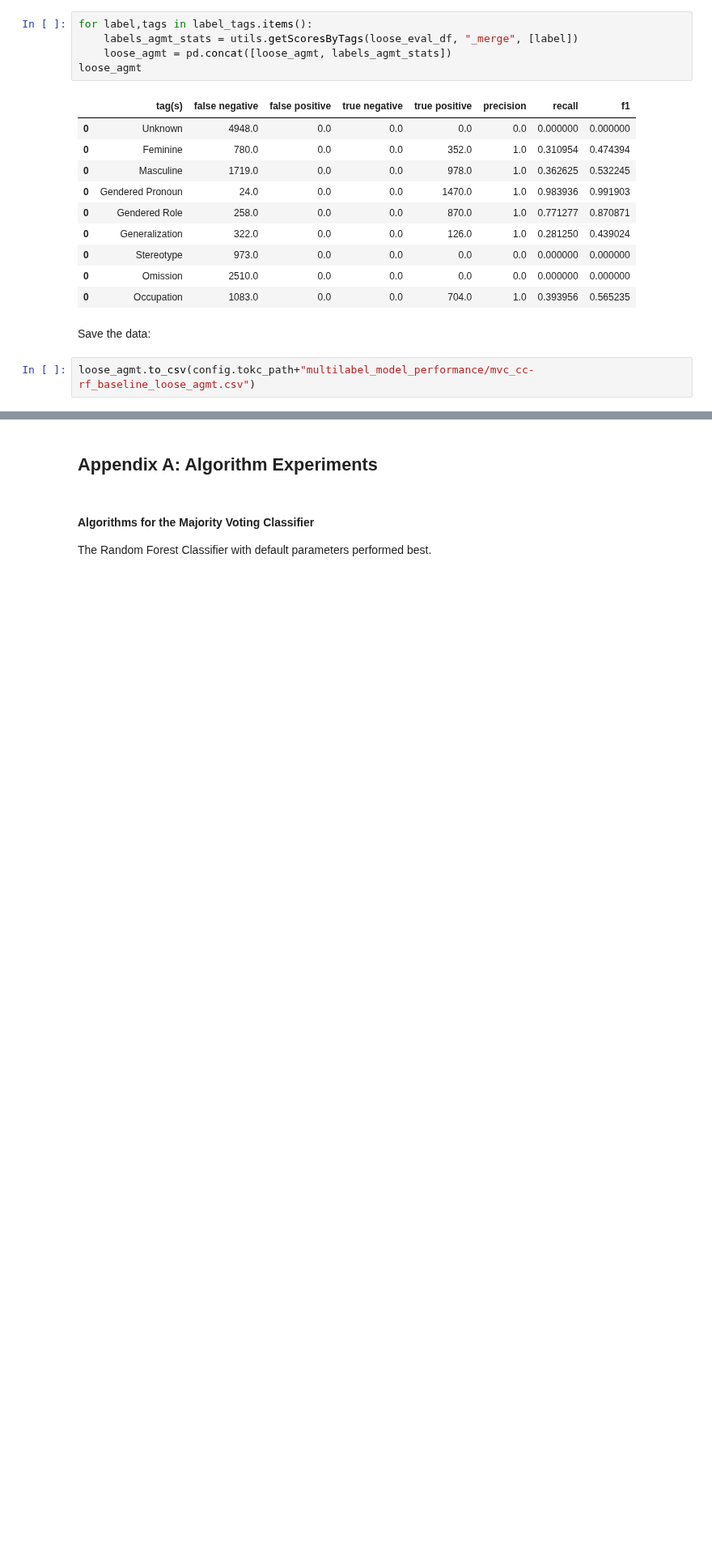
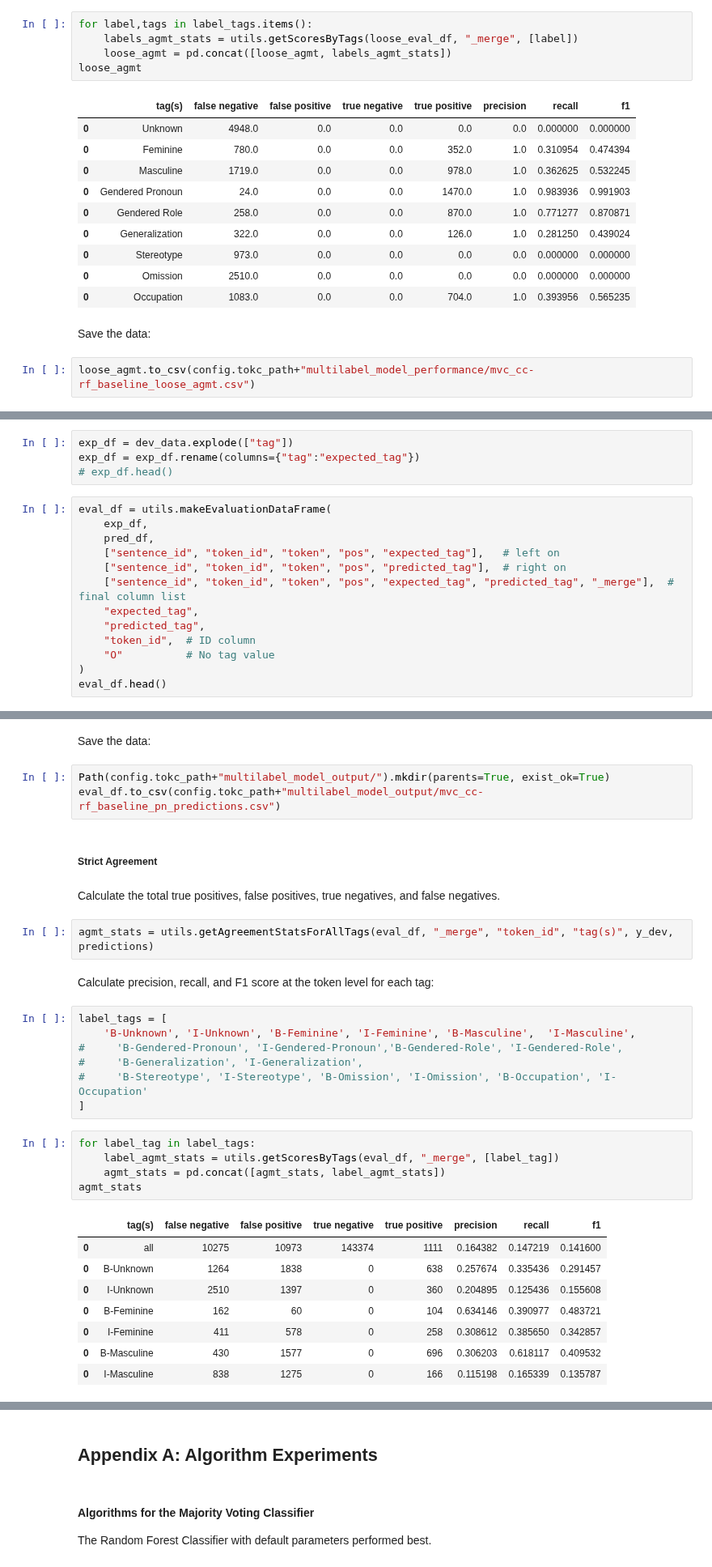
Before and after one commit to thegoose20/gender-bias, a Jupyter notebook: token_classification/BaselineTokenClassifiers.ipynb, the cells around one changed output, grey strips where cells are left out. Shown at 81% size. Cells and saved outputs as stored; diff of their text form; blank space fills up the shorter version.

Commit message:
Ran experiments comparing models for Person Name and Linguistic labels

```diff
--- a/token_classification/BaselineTokenClassifiers.ipynb
+++ b/token_classification/BaselineTokenClassifiers.ipynb
@@ -511,0 +597,17 @@ loose_agmt.to_csv(config.tokc_path+"multilabel_model_performance/mvc_cc-rf_basel
+# %%
+exp_df = dev_data.explode(["tag"])
+exp_df = exp_df.rename(columns={"tag":"expected_tag"})
+# exp_df.head()
+# %%
+eval_df = utils.makeEvaluationDataFrame(
+    exp_df,
+    pred_df,
+    ["sentence_id", "token_id", "token", "pos", "expected_tag"],   # left on
+    ["sentence_id", "token_id", "token", "pos", "predicted_tag"],  # right on
+    ["sentence_id", "token_id", "token", "pos", "expected_tag", "predicted_tag", "_merge"],  # final column list
+    "expected_tag",
+    "predicted_tag",
+    "token_id",  # ID column
+    "O"          # No tag value
+)
+eval_df.head()
@@ -511,0 +621,34 @@ loose_agmt.to_csv(config.tokc_path+"multilabel_model_performance/mvc_cc-rf_basel
+# %% [markdown]
+Save the data:
+# %%
+Path(config.tokc_path+"multilabel_model_output/").mkdir(parents=True, exist_ok=True)
+eval_df.to_csv(config.tokc_path+"multilabel_model_output/mvc_cc-rf_baseline_pn_predictions.csv")
+# %% [markdown]
+##### Strict Agreement
+# %% [markdown]
+Calculate the total true positives, false positives, true negatives, and false negatives.
+# %%
+agmt_stats = utils.getAgreementStatsForAllTags(eval_df, "_merge", "token_id", "tag(s)", y_dev, predictions)
+# %% [markdown]
+Calculate precision, recall, and F1 score at the token level for each tag:
+# %%
+label_tags = [
+    'B-Unknown', 'I-Unknown', 'B-Feminine', 'I-Feminine', 'B-Masculine',  'I-Masculine',
+#     'B-Gendered-Pronoun', 'I-Gendered-Pronoun','B-Gendered-Role', 'I-Gendered-Role',
+#     'B-Generalization', 'I-Generalization',
+#     'B-Stereotype', 'I-Stereotype', 'B-Omission', 'I-Omission', 'B-Occupation', 'I-Occupation'
+]
+# %%
+for label_tag in label_tags:
+    label_agmt_stats = utils.getScoresByTags(eval_df, "_merge", [label_tag])
+    agmt_stats = pd.concat([agmt_stats, label_agmt_stats])
+agmt_stats
+# %% [output]
+|  | tag(s) | false negative | false positive | true negative | true positive | precision | recall | f1 |
+| 0 | all | 10275 | 10973 | 143374 | 1111 | 0.164382 | 0.147219 | 0.141600 |
+| 0 | B-Unknown | 1264 | 1838 | 0 | 638 | 0.257674 | 0.335436 | 0.291457 |
+| 0 | I-Unknown | 2510 | 1397 | 0 | 360 | 0.204895 | 0.125436 | 0.155608 |
+| 0 | B-Feminine | 162 | 60 | 0 | 104 | 0.634146 | 0.390977 | 0.483721 |
+| 0 | I-Feminine | 411 | 578 | 0 | 258 | 0.308612 | 0.385650 | 0.342857 |
+| 0 | B-Masculine | 430 | 1577 | 0 | 696 | 0.306203 | 0.618117 | 0.409532 |
+| 0 | I-Masculine | 838 | 1275 | 0 | 166 | 0.115198 | 0.165339 | 0.135787 |
```
Also changed, not shown: parts of 71 cells of this notebook, 3 other files.
